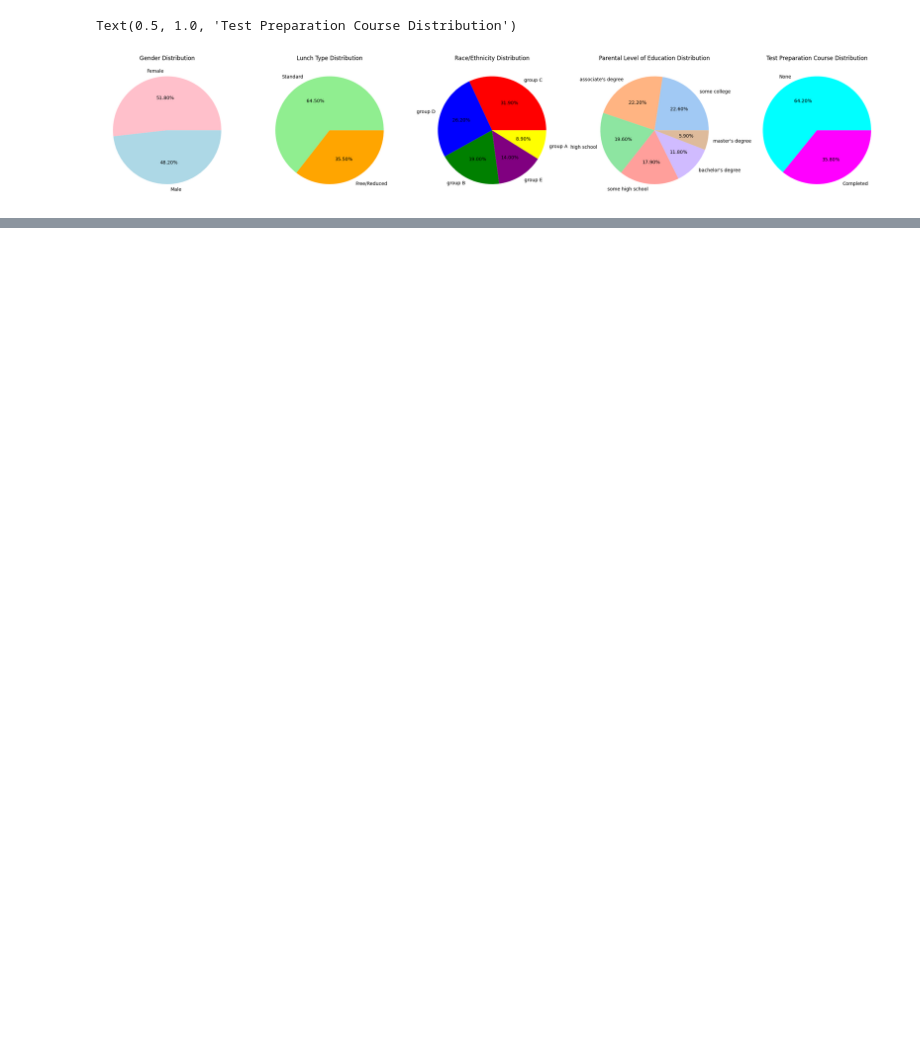
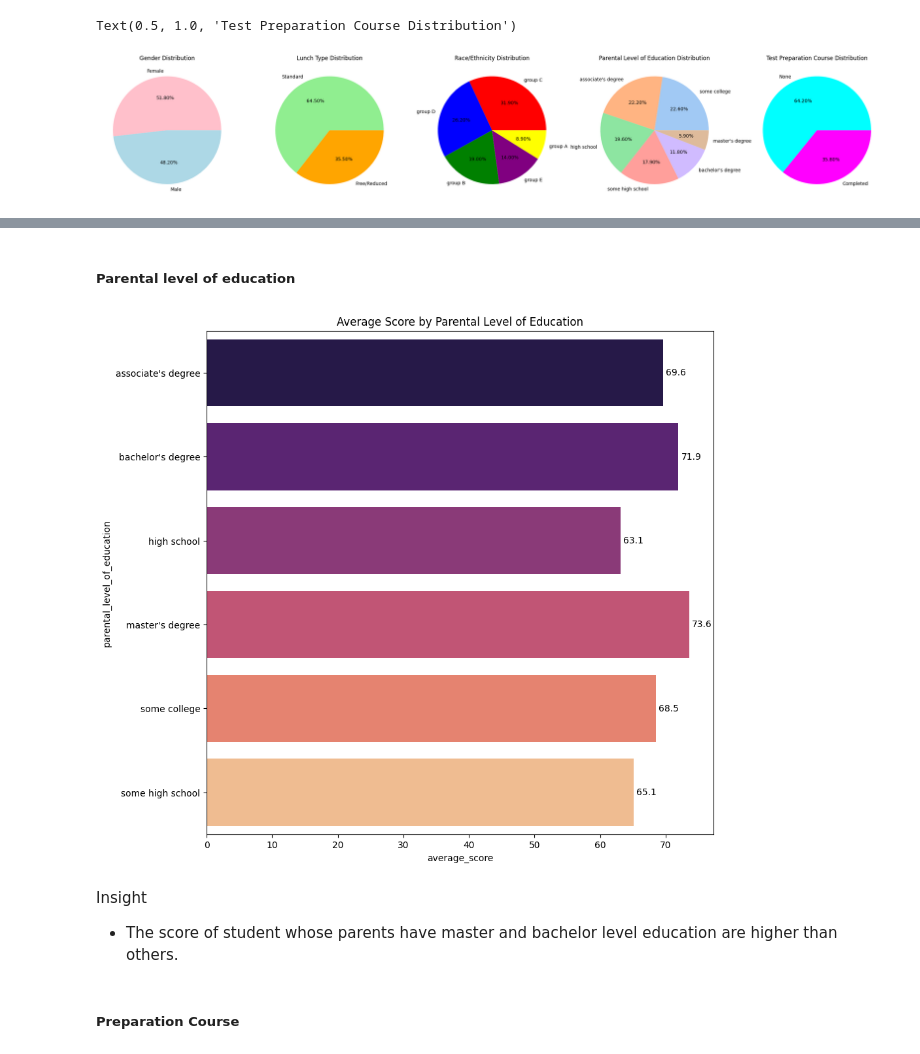
Before and after one commit to Sp0ozy/mlproject, a Jupyter notebook: notebook/EDA_student_performance.ipynb, the cells around one changed output, grey strips where cells are left out. Drawn from its saved outputs; the diff is of its cells as text; code cells hidden in the pictures; blank space fills up the shorter version.

```diff
--- a/notebook/EDA_student_performance.ipynb
+++ b/notebook/EDA_student_performance.ipynb
@@ -337,0 +375,20 @@ Insight
+# %% [markdown]
+##### Parental level of education
+# %%
+edu_data=df.groupby('parental_level_of_education')[['average_score']].mean()
+
+plt.figure(figsize=(10,10))
+sns.barplot(y=edu_data.index, x=edu_data['average_score'], palette='magma', orient='h')
+plt.title('Average Score by Parental Level of Education')
+
+for container in plt.gca().containers:
+    plt.gca().bar_label(container, fmt='%.1f', padding=3)
+
+plt.show()
+# %% [output]
+[figure, added]
+# %% [markdown]
+Insight
+- The score of student whose parents have master and bachelor level education are higher than others.
+# %% [markdown]
+##### Preparation Course
```
Also changed, not shown: parts of 31 cells of this notebook.
